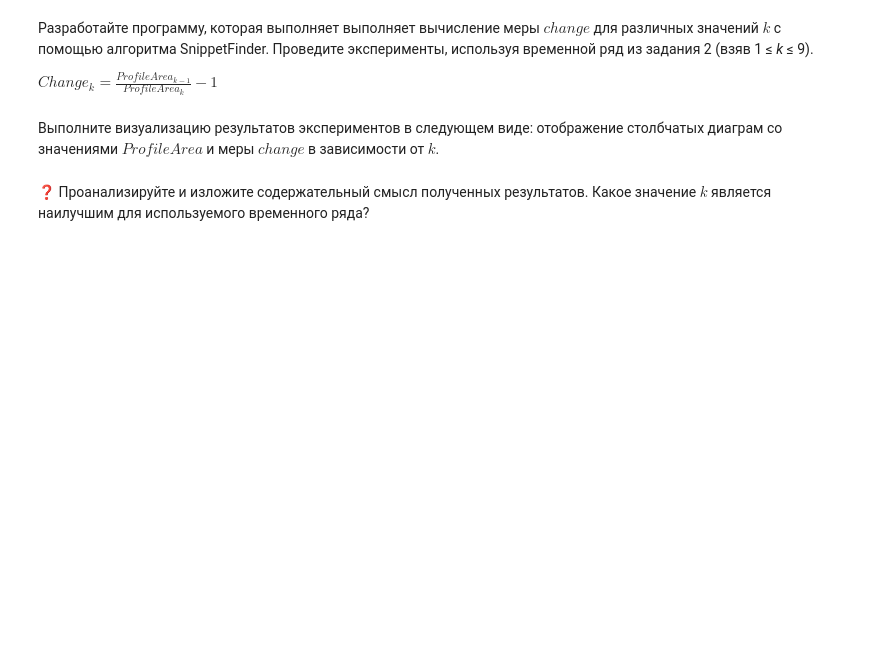
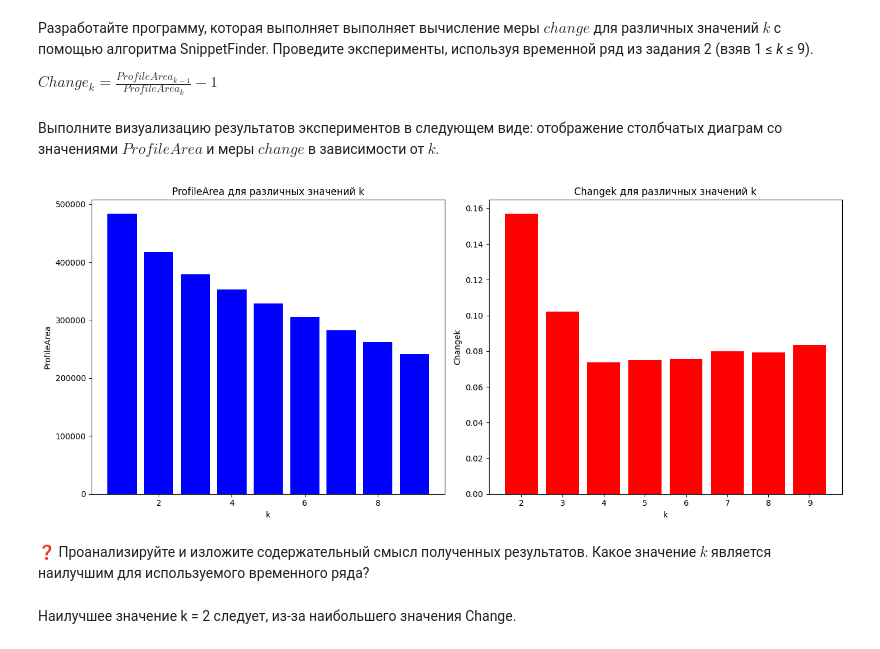
Before and after one commit to VladimirMylnikov/2024-Mylnikov-TimeSeriesCourse, a Jupyter notebook: practice/05 Snippets/05 Snippets.ipynb, the cells around one changed output. Drawn from its saved outputs; the diff is of its cells as text; code cells hidden in the pictures; blank space fills up the shorter version.

```diff
--- a/practice/05 Snippets/05 Snippets.ipynb
+++ b/practice/05 Snippets/05 Snippets.ipynb
@@ -233,2 +244,45 @@ $Change_k = \frac{ProfileArea_{k-1}}{ProfileArea_k} - 1$
+# %%
+# Временные метки
+timestamp = data[0]
+# %%
+# Данные гироскопа по осям X, Y и Z
+x = data[10]
+y = data[11]
+z = data[12]
+
+filteredx = x[np.where((timestamp >= start_time) & (timestamp <= end_time))]
+filteredy = y[np.where((timestamp >= start_time) & (timestamp <= end_time))]
+filteredz = z[np.where((timestamp >= start_time) & (timestamp <= end_time))]
+# %%
+profileareas = []
+
+for K in range(1, 10):
+    xsnp, ysnp, zsnp = (snippets(data, 600, K, percentage=0.5) for data in (filteredx, filteredy, filteredz))
+
+    profilearea = np.min([xsnp[-2][k] + ysnp[-2][k] + zsnp[-2][k] for k in range(K)])
+
+    profileareas.append(profilearea)
+# %%
+changes = [profileareas[k - 1] / profileareas[k] - 1 for k in range(1, 9)]
+# %%
+kvalues = np.arange(1, 10)
+fig, (ax1, ax2) = plt.subplots(1, 2, figsize=(14, 6))
+
+ax1.bar(kvalues, profileareas, color='blue')
+ax1.set_title('ProfileArea для различных значений k')
+ax1.set_xlabel('k')
+ax1.set_ylabel('ProfileArea')
+
+ax2.bar(kvalues[1:], changes, color='red')
+ax2.set_title('Changek для различных значений k')
+ax2.set_xlabel('k')
+ax2.set_ylabel('Changek')
+
+plt.tight_layout()
+plt.show()
+# %% [output]
+[figure, added]
 # %% [markdown]
 ❓ Проанализируйте и изложите содержательный смысл полученных результатов. Какое значение $k$ является наилучшим для используемого временного ряда?
+# %% [markdown]
+Наилучшее значение k = 2 следует, из-за наибольшего значения Change.
```
Also changed, not shown: parts of 13 cells of this notebook, 5 other files.
